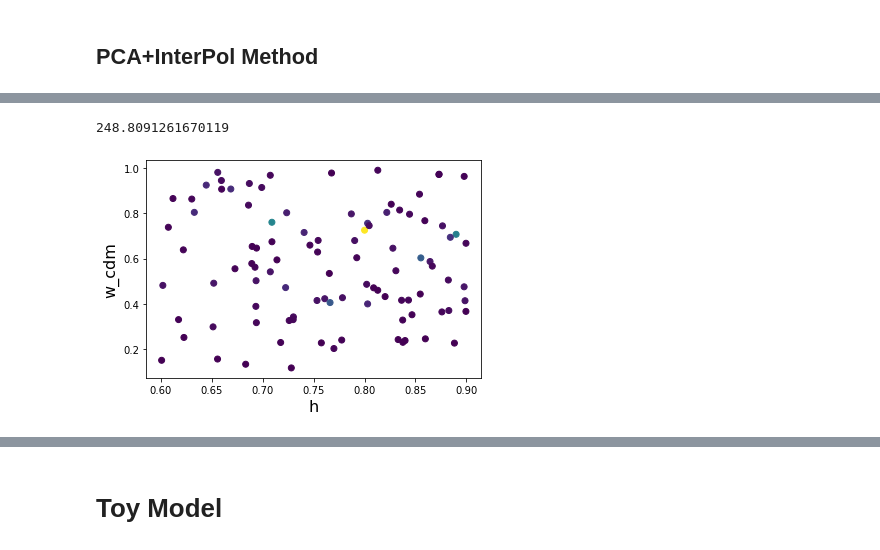
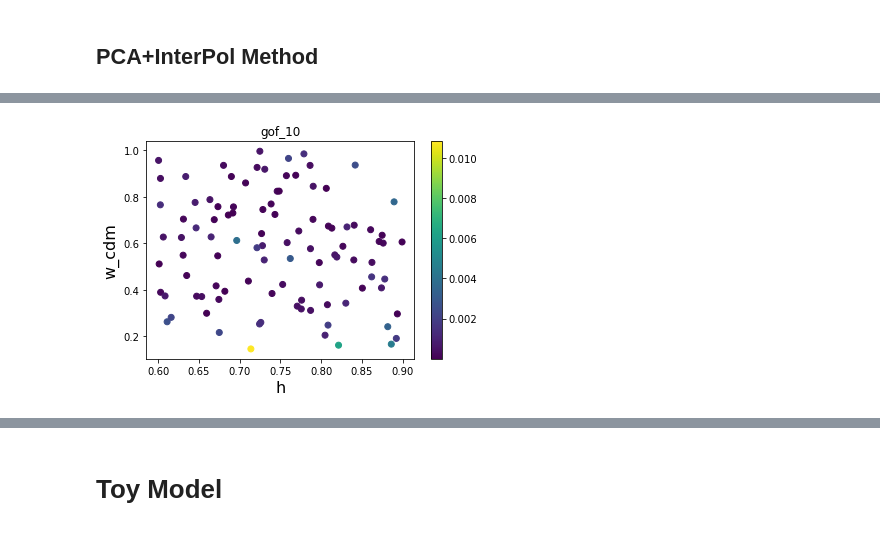
Before and after one commit to JaimeRZP/Pk_Emulator, a Jupyter notebook: PC_InterPol.ipynb, the cells around one changed output, grey strips where cells are left out. Drawn from its saved outputs; the diff is of its cells as text; code cells hidden in the pictures.

```diff
--- a/PC_InterPol.ipynb
+++ b/PC_InterPol.ipynb
@@ -157,0 +111,4 @@ log_emulated = np.exp(log_emulated)
+# %%
+emulator_05 = Log_lin_Pk_emulator(10, 200, 5, new=True)
+emulator_10 = Log_lin_Pk_emulator(10, 200, 10, new=True)
+emulator_30 = Log_lin_Pk_emulator(10, 200, 30, new=True)
@@ -218,4 +153,0 @@ def GoF(h_in, w_c_in):
-# %%
-GoF(0.67 , 0.27)
-# %% [output]
-248.8091261670119
@@ -230,7 +154,45 @@ z = np.array(z)
+# %%
+samples = 100
+h_smp = 0.6 + (0.9-0.6)*np.random.rand(samples)
+wc_smp = 0.1 + (1-0.1)*np.random.rand(samples)
+
+gof_10= []
+for i in range(samples):
+    gof_10.append(GoF(emulator_10, h_smp[i], wc_smp[i]))
+gof_10 = np.array(gof_10)
+
+max_diff_arr_10= []
+for i in range(samples):
+    max_diff_arr_10.append(max_diff(emulator_10, h_smp[i], wc_smp[i]))
+max_diff_arr_10 = np.array(max_diff_arr_10)
+
+
+gof_30= []
+for i in range(samples):
+    gof_30.append(GoF(emulator_30, h_smp[i], wc_smp[i]))
+gof_30 = np.array(gof_30)
+
+max_diff_arr_30= []
+for i in range(samples):
+    max_diff_arr_30.append(max_diff(emulator_30, h_smp[i], wc_smp[i]))
+max_diff_arr_30 = np.array(max_diff_arr_30)
+
+
+gof_05= []
+for i in range(samples):
+    gof_05.append(GoF(emulator_05, h_smp[i], wc_smp[i]))
+gof_05 = np.array(gof_05)
+
+max_diff_arr_05= []
+for i in range(samples):
+    max_diff_arr_05.append(max_diff(emulator_05, h_smp[i], wc_smp[i]))
+max_diff_arr_05 = np.array(max_diff_arr_05)
 # %%
-plt.scatter(h_smp, wc_smp, c = z)
+plt.scatter(h_smp, wc_smp, c = gof_10)
+plt.title('gof_10')
 plt.xlabel('h', fontsize=16)
 plt.ylabel('w_cdm', fontsize=16)
+plt.colorbar()
 plt.show()
 # %% [output]
-[figure, old version]
+[figure, new version]
```
Also changed, not shown: parts of 23 cells of this notebook.
